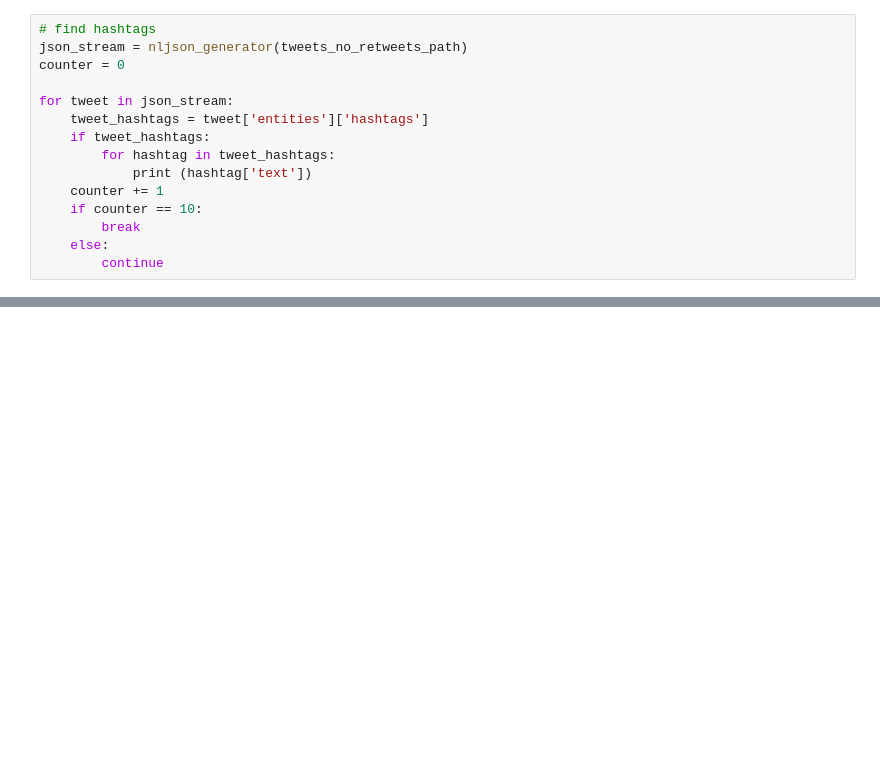
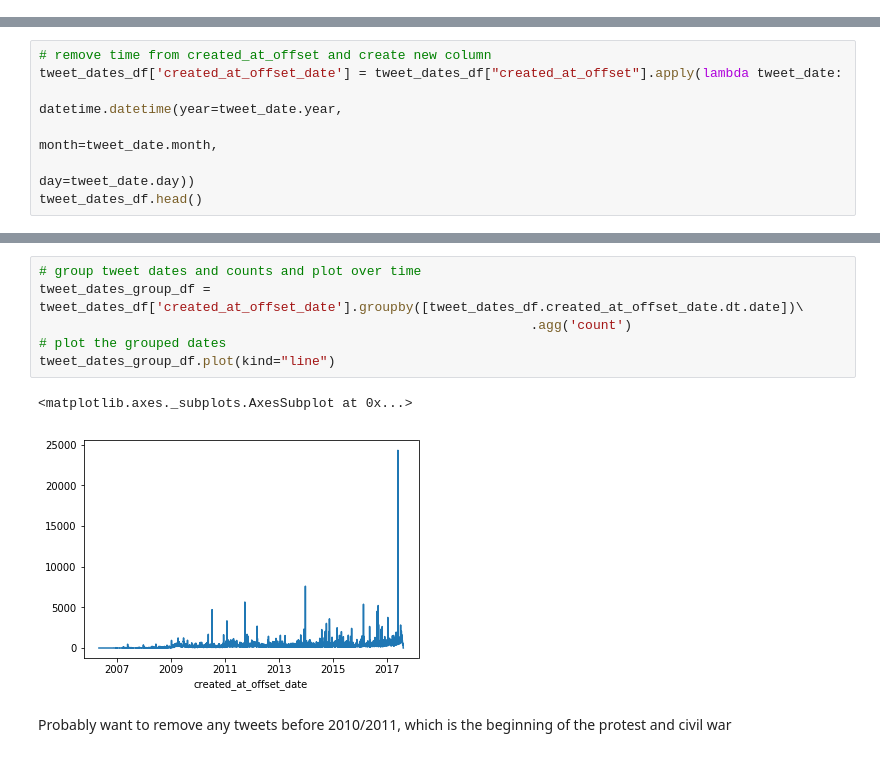
Before and after one commit to adamstueckrath/SyriaProject, a Jupyter notebook: web_scrapers/twitter_data_analysis.ipynb, the cells around one changed output, grey strips where cells are left out. Drawn from its saved outputs; the diff is of its cells as text; blank space fills up the shorter version.

```diff
--- a/web_scrapers/twitter_data_analysis.ipynb
+++ b/web_scrapers/twitter_data_analysis.ipynb
@@ -309,15 +0,0 @@ tweet_dates_group_df.plot(kind="line")
-# %%
-# find hashtags
-json_stream = nljson_generator(tweets_no_retweets_path)
-counter = 0
-
-for tweet in json_stream:
-    tweet_hashtags = tweet['entities']['hashtags']
-    if tweet_hashtags:
-        for hashtag in tweet_hashtags:
-            print (hashtag['text'])
-    counter += 1
-    if counter == 10:
-        break
-    else:
-        continue
@@ -332,0 +335,7 @@ world
+# %%
+# remove time from created_at_offset and create new column
+tweet_dates_df['created_at_offset_date'] = tweet_dates_df["created_at_offset"].apply(lambda tweet_date:
+                                                                                     datetime.datetime(year=tweet_date.year,
+                                                                                                       month=tweet_date.month,
+                                                                                                       day=tweet_date.day))
+tweet_dates_df.head()
@@ -332,0 +349,11 @@ world
+# %%
+# group tweet dates and counts and plot over time
+tweet_dates_group_df = tweet_dates_df['created_at_offset_date'].groupby([tweet_dates_df.created_at_offset_date.dt.date])\
+                                                               .agg('count')
+# plot the grouped dates
+tweet_dates_group_df.plot(kind="line")
+# %% [output]
+<matplotlib.axes._subplots.AxesSubplot at 0x...>
+[figure, added]
+# %% [markdown]
+Probably want to remove any tweets before 2010/2011, which is the beginning of the protest and civil war
```
Also changed, not shown: parts of 68 cells of this notebook.
